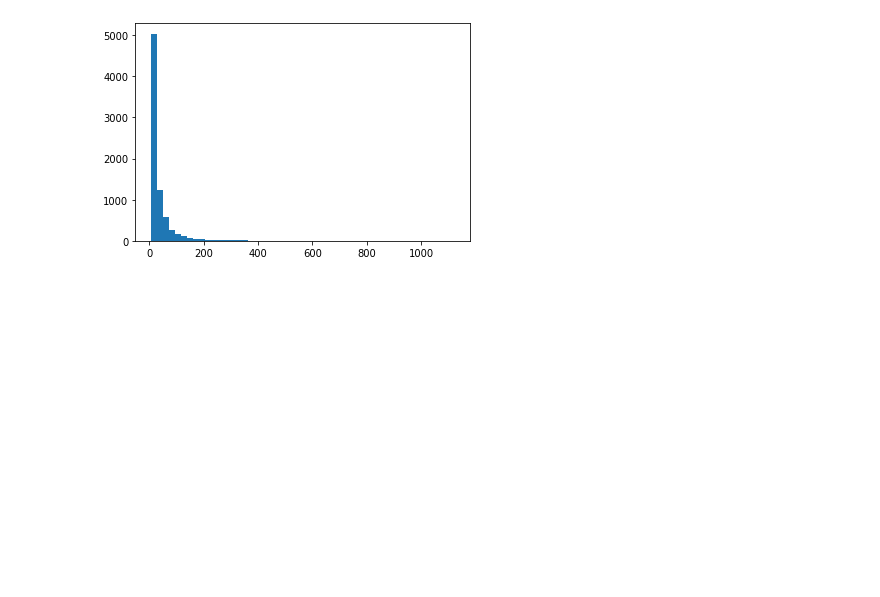
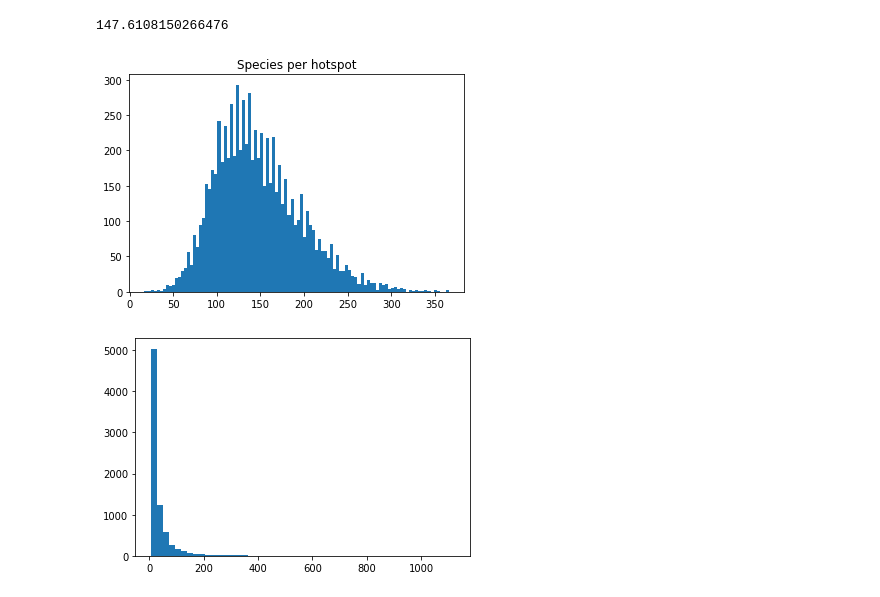
Before and after one commit to RolnickLab/SatBird, a Jupyter notebook: data_processing/map_train_val.ipynb, the cells around one changed output. Saved outputs shown, nothing was run; the diff lists cells and outputs as text; code cells hidden in the pictures; blank space fills up the shorter version.

Commit message:
add visualization notebook

```diff
--- a/data_processing/map_train_val.ipynb
+++ b/data_processing/map_train_val.ipynb
@@ -10,7 +12,7 @@ import plotly.figure_factory as ff
 geoData = gpd.read_file('https://raw.githubusercontent.com/holtzy/The-Python-Graph-Gallery/master/static/data/US-counties.geojson')
 
 hs_data = pd.read_csv("/home/mila/t/tengmeli/ecosystem-embedding/hotspots_june_filtered.csv")
-hs_data = hs_data[["hotspot_id", "lon","lat", "county", "county_code", "state", "state_code",'june_complete_checklists']]
+hs_data = hs_data[["hotspot_id", "lon","lat", "county", "county_code", "state", "state_code",'june_complete_checklists','num_different_species']]
 hs_train = pd.read_csv("/network/scratch/t/tengmeli/ecosystem-embedding/training/train_june.csv")
 
 hs_train= hs_train.merge(hs_data, how="inner", left_on ="hotspot",right_on ="hotspot_id")
@@ -37,3 +42,13 @@ train_df = geoData.drop_duplicates(["id"])
+# %%
+geoData["num_different_species"].mean()
+# %% [output]
+147.6108150266476
+# %%
+plt.hist(geoData["num_different_species"].values, bins = 100)
+plt.title("Species per hotspot")
+plt.show()
+# %% [output]
+[figure, added]
 # %%
 summed_train = geoData.groupby(["id"])['june_complete_checklists'].sum().reset_index()
 
```
Also changed, not shown: parts of 3 cells of this notebook.
